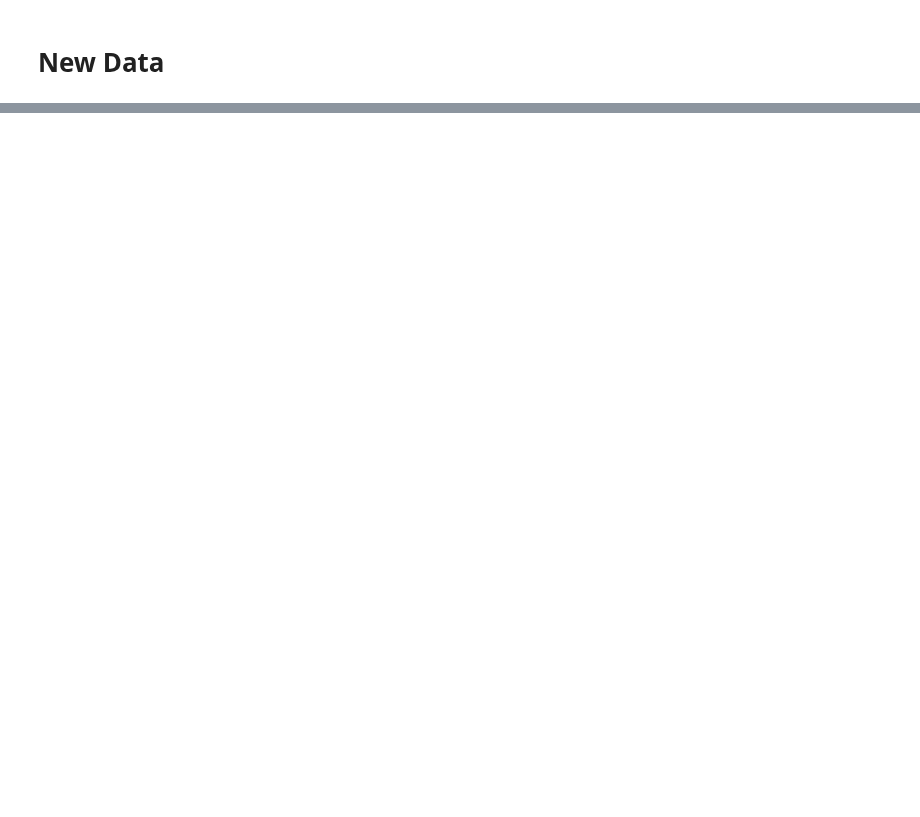
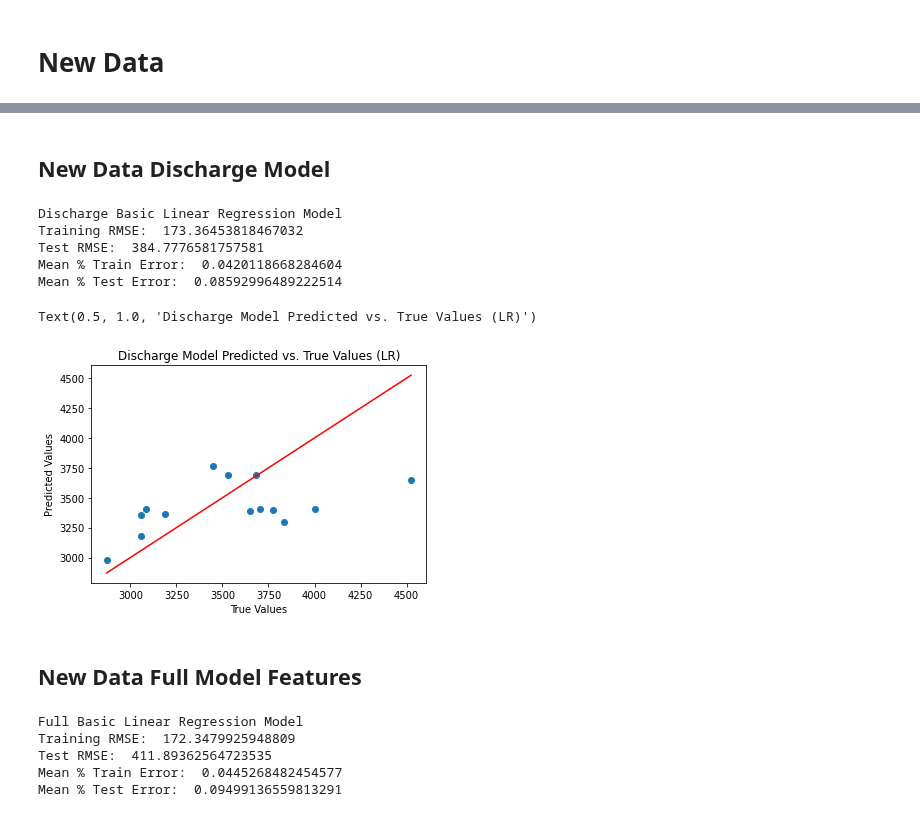
Before and after one commit to ayakkala1/TRI-Capstone, a Jupyter notebook: RandomForest.ipynb, the cells around one changed output, grey strips where cells are left out. Drawn from its saved outputs; the diff is of its cells as text; code cells hidden in the pictures; blank space fills up the shorter version.

```diff
--- a/RandomForest.ipynb
+++ b/RandomForest.ipynb
@@ -274,0 +313,77 @@ print("Mean % Test Error: ", mape_test_var)
+# %% [markdown]
+## New Data Discharge Model
+# %%
+# discharge model
+X_train_dis = new_ct_full.iloc[train_ind][discharge_model_features]#.replace([np.inf, -np.inf], np.nan).dropna(axis=0)
+X_train_dis.dropna(axis=0, inplace=True) #Can delete if we find a solution to the issue presented above
+y_train = new_ct_full.iloc[X_train_dis.index][[y]]
+
+X_test_dis = new_ct_full.iloc[test_ind][discharge_model_features]#.replace([np.inf, -np.inf], np.nan).dropna(axis=0)
+X_test_dis.dropna(axis=0, inplace=True) #Can delete if we find a solution to the issue presented above
+y_test = new_ct_full.iloc[X_test_dis.index][[y]]
+
+reg_dis = RandomForestRegressor().fit(X_train_dis, np.ravel(y_train))
+y_pred_train_dis = reg_dis.predict(X_train_dis)
+y_pred_test_dis = reg_dis.predict(X_test_dis)
+
+rmse_train_dis = np.sqrt(mean_squared_error(y_train, y_pred_train_dis))
+rmse_test_dis = np.sqrt(mean_squared_error(y_test, y_pred_test_dis))
+mape_train_dis = mean_absolute_percentage_error(y_train, y_pred_train_dis)
+mape_test_dis = mean_absolute_percentage_error(y_test, y_pred_test_dis)
+
+print("Discharge Basic Linear Regression Model")
+print("Training RMSE: ", np.sqrt(mean_squared_error(y_train, y_pred_train_dis)))
+print("Test RMSE: ", np.sqrt(mean_squared_error(y_test, y_pred_test_dis)))
+print("Mean % Train Error: ", mean_absolute_percentage_error(y_train, y_pred_train_dis))
+print("Mean % Test Error: ", mean_absolute_percentage_error(y_test, y_pred_test_dis))
+# %% [output]
+Discharge Basic Linear Regression Model
+Training RMSE:  173.36453818467032
+Test RMSE:  384.7776581757581
+Mean % Train Error:  0.0420118668284604
+Mean % Test Error:  0.08592996489222514
+# %%
+# Random forest discharge features
+max_dis = y_test.max()[0]
+min_dis = y_test.min()[0]
+
+plt.scatter(y_test, y_pred_test_dis)
+plt.plot([min_dis, max_dis], [min_dis, max_dis], color="red")
+plt.xlabel("True Values")
+plt.ylabel("Predicted Values")
+plt.title("Discharge Model Predicted vs. True Values (LR)")
+# %% [output]
+Text(0.5, 1.0, 'Discharge Model Predicted vs. True Values (LR)')
+[figure, added]
+# %% [markdown]
+## New Data Full Model Features
+# %%
+# full model
+X_train_full = new_ct_full.iloc[train_ind][full_model_features]#.replace([np.inf, -np.inf], np.nan).dropna(axis=0)
+X_train_full.dropna(axis=0, inplace=True) #Can delete if we find a solution to the issue presented above
+y_train = new_ct_full.iloc[X_train_full.index][[y]]
+
+X_test_full = new_ct_full.iloc[test_ind][full_model_features]#.replace([np.inf, -np.inf], np.nan).dropna(axis=0)
+X_test_full.dropna(axis=0, inplace=True) #Can delete if we find a solution to the issue presented above
+y_test = new_ct_full.iloc[X_test_full.index][[y]]
+
+reg_full = RandomForestRegressor().fit(X_train_full, np.ravel(y_train))
+y_pred_train_full = reg_full.predict(X_train_full)
+y_pred_test_full = reg_full.predict(X_test_full)
+
+rmse_train_full = np.sqrt(mean_squared_error(y_train, y_pred_train_full))
+rmse_test_full = np.sqrt(mean_squared_error(y_test, y_pred_test_full))
+mape_train_full = mean_absolute_percentage_error(y_train, y_pred_train_full)
+mape_test_full = mean_absolute_percentage_error(y_test, y_pred_test_full)
+
+print("Full Basic Linear Regression Model")
+print("Training RMSE: ", np.sqrt(mean_squared_error(y_train, y_pred_train_full)))
+print("Test RMSE: ", np.sqrt(mean_squared_error(y_test, y_pred_test_full)))
+print("Mean % Train Error: ", mean_absolute_percentage_error(y_train, y_pred_train_full))
+print("Mean % Test Error: ", mean_absolute_percentage_error(y_test, y_pred_test_full))
+# %% [output]
+Full Basic Linear Regression Model
+Training RMSE:  172.3479925948809
+Test RMSE:  411.89362564723535
+Mean % Train Error:  0.0445268482454577
+Mean % Test Error:  0.09499136559813291
```
Also changed, not shown: parts of 38 cells of this notebook.
